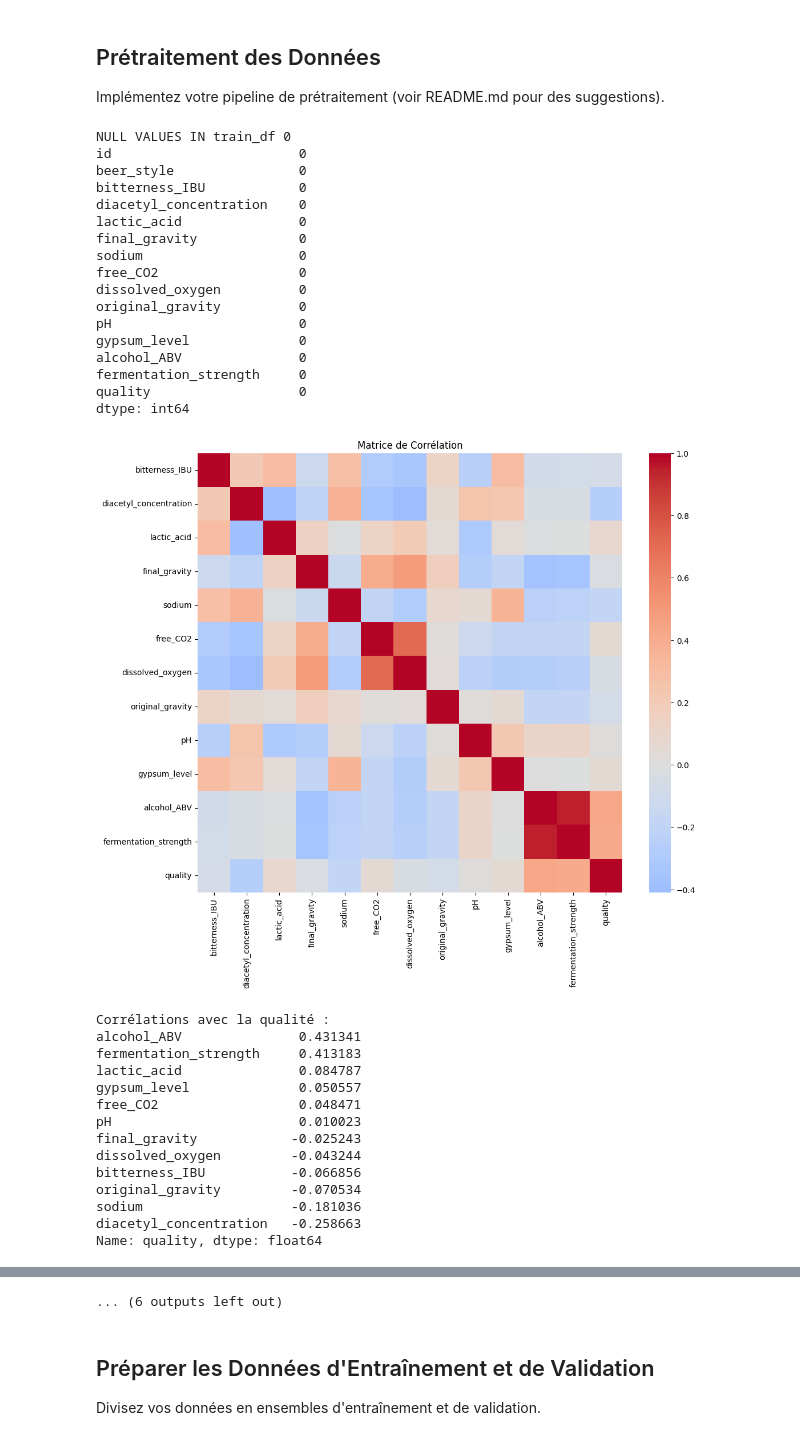
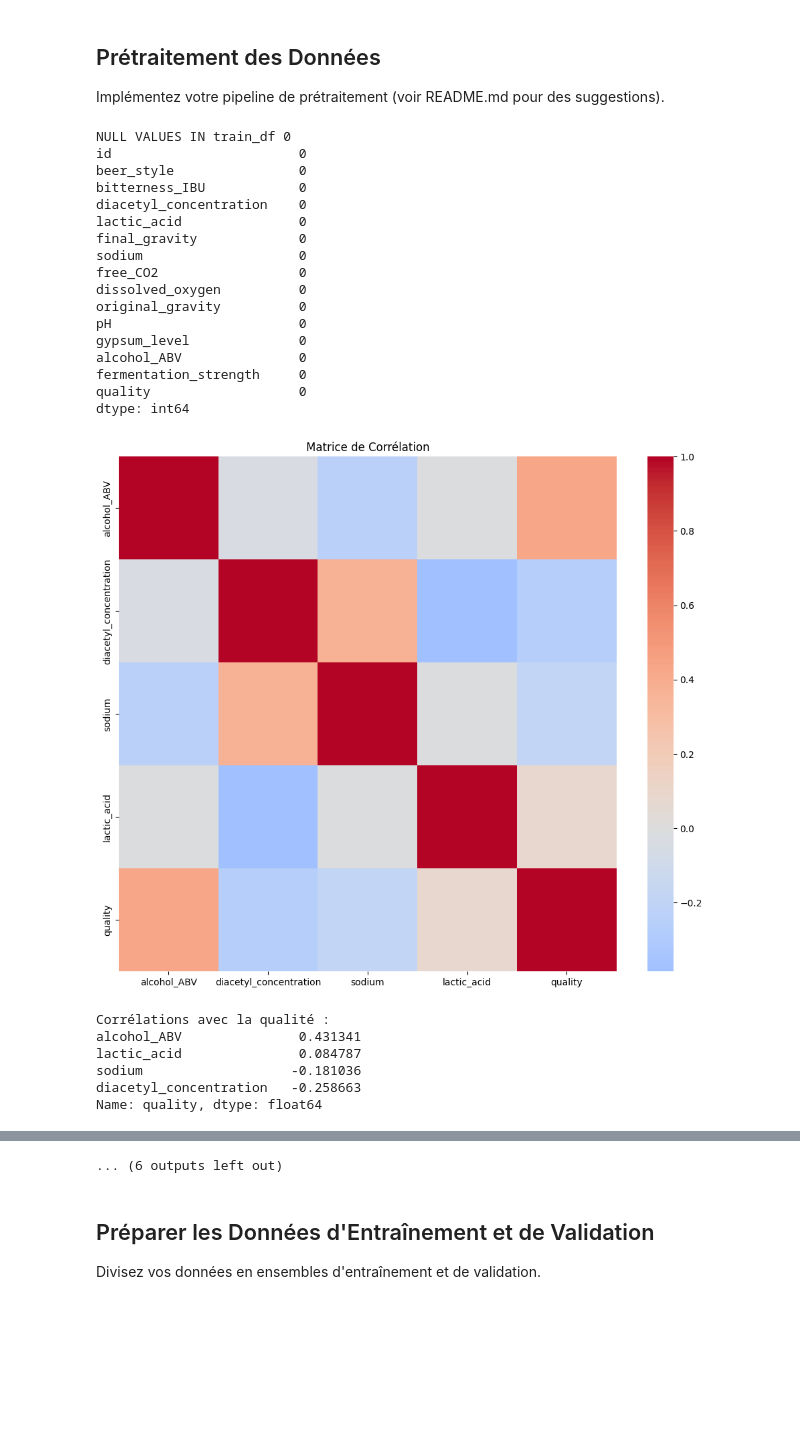
Before and after one commit to alixlou/ML_beer_classification, a Jupyter notebook: notebook.ipynb, the cells around one changed output, grey strips where cells are left out. Cells and saved outputs as stored; diff of their text form; code cells hidden in the pictures; blank space fills up the shorter version.

```diff
--- a/notebook.ipynb
+++ b/notebook.ipynb
@@ -72,10 +73,7 @@ Implémentez votre pipeline de prétraitement (voir README.md pour des suggestio
 def data_processor(df):
   df = df.copy()
   # 1. Séparation des données num et cat
-  num_cols = ['bitterness_IBU', 'diacetyl_concentration', 'lactic_acid',
-                  'final_gravity', 'sodium', 'free_CO2', 'dissolved_oxygen',
-                  'original_gravity', 'pH', 'gypsum_level', 'alcohol_ABV',
-                    'fermentation_strength']
+  num_cols = num_cols = ['alcohol_ABV', 'diacetyl_concentration', 'sodium', 'lactic_acid']
   cat_cols = ['beer_style']
   # Encodage onehot des données catégorielles
 
@@ -89,24 +87,22 @@ def data_processor(df):
       index=df.index
   )
 
+
   # Transformation des données numériques (plusieurs tests
   # ont été fait pour trouver la meilleure)
-  df[num_cols] = np.sqrt(df[num_cols])
+  df[num_cols] =  np.log1p(df[num_cols])
 
-  # Imputation des données na
+   # Imputation des données na
   imputer = SimpleImputer(strategy='mean')
   df[num_cols] = imputer.fit_transform(df[num_cols])
 
-  # Standardisation pour les données numériques
-  scaler = StandardScaler()
-  features_scaled = scaler.fit_transform(df[num_cols])
-  features_df = pd.DataFrame(features_scaled, columns=num_cols, index=df.index)
+  features_df = pd.concat([df[num_cols], cat_df], axis=1)
 
   # Sélection des caractéristiques et concaténation num et cat
-  features_df = features_df[['alcohol_ABV', 'diacetyl_concentration', 'sodium']]
+  features_df = features_df[num_cols]
   features_df = pd.concat([features_df, cat_df], axis=1)
 
-  return features_df
+  return features_df, num_cols
 
 # Prétraitement des données
 
@@ -116,7 +112,7 @@ train_df = pd.read_csv('data/train.csv', delimiter=';')
 print("NULL VALUES IN train_df",train_df.isna().sum().sum())
 print(train_df.isna().sum().sort_values(ascending=False))
 
-features_df = data_processor(train_df)
+features_df, num_cols = data_processor(train_df)
 
 
 # Matrice de corrélation
@@ -266,45 +262,37 @@ plt.xticks(rotation=45)
 plt.tight_layout()
 plt.show()
 # On remarque que la distribution de la qualité est la même pour
 # chaque style, on peut donc ne pas prendre en compte cette
 # caractéristique
 
 display(features_df)
 
 # Observation du nombre d'échantillons par classe de qualité
 print(train_df['quality'].value_counts())
 # On remarque un déséquilibre des classes, on pourrait envisager
 # des techniques de rééchantillonnage plus tard.
 # %% [output]
 NULL VALUES IN train_df 0
 id                        0
 beer_style                0
 bitterness_IBU            0
 diacetyl_concentration    0
 lactic_acid               0
 final_gravity             0
 sodium                    0
 free_CO2                  0
 dissolved_oxygen          0
 original_gravity          0
 pH                        0
 gypsum_level              0
 alcohol_ABV               0
 fermentation_strength     0
 quality                   0
 dtype: int64
-[figure, old version]
+[figure, new version]
 Corrélations avec la qualité :
 alcohol_ABV               0.431341
-fermentation_strength     0.413183
 lactic_acid               0.084787
-gypsum_level              0.050557
-free_CO2                  0.048471
-pH                        0.010023
-final_gravity            -0.025243
-dissolved_oxygen         -0.043244
-bitterness_IBU           -0.066856
-original_gravity         -0.070534
 sodium                   -0.181036
 diacetyl_concentration   -0.258663
 Name: quality, dtype: float64
```
Also changed, not shown: parts of 4 cells of this notebook, 2 other files.
